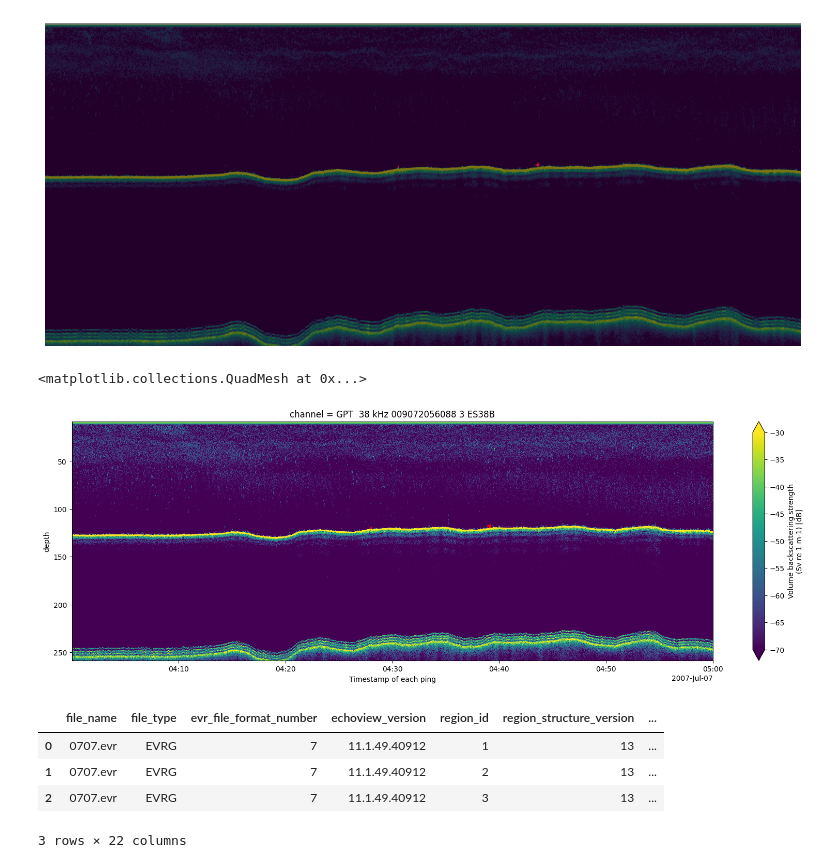
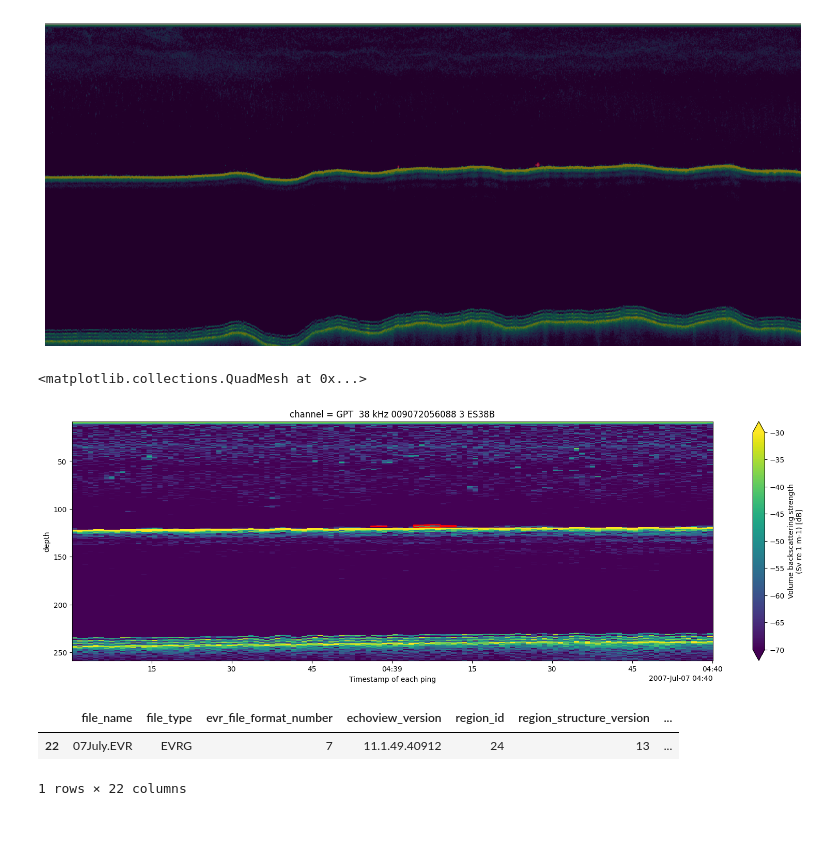
Before and after one commit to OceanStreamIO/echosounder-segmentation, a Jupyter notebook: EvaluatePredictOneSonarDs.ipynb, the cells around one changed output. Drawn from its saved outputs; the diff is of its cells as text; code cells hidden in the pictures; blank space fills up the shorter version.

```diff
--- a/EvaluatePredictOneSonarDs.ipynb
+++ b/EvaluatePredictOneSonarDs.ipynb
@@ -81,7 +81,7 @@ chunk_sizes = {
     'range_sample': 650      # Split into 2 chunks
 }
 
-def def load_zarr_lazy(zarr_path, chunk_sizes=chunk_sizes, ignore_vars = []):
+def load_zarr_lazy(zarr_path, chunk_sizes=chunk_sizes, ignore_vars = []):
     return xr.open_zarr(zarr_path, chunks=chunk_sizes, drop_variables = ignore_vars)
 
 def correct_echo_range(ds):
@@ -760,32 +783,41 @@ plt.show()
 # %% [output]
 [figure]
 # %%
+start_value = datetime.strptime("2007-07-07 04:38:00.000", "%Y-%m-%d %H:%M:%S.%f")
+end_value = datetime.strptime("2007-07-07 04:40:00.000", "%Y-%m-%d %H:%M:%S.%f")
+start_value = np.datetime64(start_value)
+end_value = np.datetime64(end_value)
+start_index = np.searchsorted(combined_dataset['ping_time'].values, start_value)
+end_index = np.searchsorted(combined_dataset['ping_time'].values, end_value)
+
 #evr_file = '/media/ubuntu/E/EVR_region_files/07July.EVR'
 #region_classes=["Def herring", "Prob herring", "Poss herring", "Surface herring", "Mackerel",
 #                                                   "Gadoids", "Norway pout", "unidentified fish"]
 evr_file = '/media/ubuntu/E/Test_ML/combined_predictions/0707.evr'
 region_classes = 'Fish'
 
 regions2d = er.read_evr(evr_file)
 regions_def = regions2d.select_region(region_class=region_classes)
 
 # Plotting the echogram data and the school region
 plt.figure(figsize=(20, 6))
 for _, point in regions_def.iterrows():
     plt.plot(point["time"], point["depth"], fillstyle='full', markersize=50, color="red")
 
 combined_dataset.Sv.isel(channel=1, ping_time=slice(start_index, end_index)).T.plot(y="depth", yincrease=False, vmin=-70, vmax=-30, cmap="viridis")
 # %% [output]
 <matplotlib.collections.QuadMesh at 0x...>
-[figure, old version]
+[figure, new version]
 # %%
-evr_file = '/media/ubuntu/E/Test_ML/combined_predictions/0707.evr'
+#evr_file = '/media/ubuntu/E/Test_ML/combined_predictions/0707.evr'
+evr_file = '/media/ubuntu/E/EVR_region_files/07July.EVR'
 regions2d = er.read_evr(evr_file)
-predicted_def = regions2d.select_region(region_class=['Fish'])
+region_classes=["Def herring", "Prob herring", "Poss herring", "Surface herring", "Mackerel",
+                                                   "Gadoids", "Norway pout", "unidentified fish"]
+orig_def = regions2d.select_region(region_class=region_classes)
+orig_def[(orig_def.region_bbox_left > start_value) & (orig_def.region_bbox_right < end_value)]
 # %% [output]
 |  | file_name | file_type | evr_file_format_number | echoview_version | region_id | region_structure_version | ... |
-| 0 | 0707.evr | EVRG | 7 | 11.1.49.40912 | 1 | 13 | ... |
-| 1 | 0707.evr | EVRG | 7 | 11.1.49.40912 | 2 | 13 | ... |
-| 2 | 0707.evr | EVRG | 7 | 11.1.49.40912 | 3 | 13 | ... |
+| 22 | 07July.EVR | EVRG | 7 | 11.1.49.40912 | 24 | 13 | ... |
-3 rows × 22 columns
+1 rows × 22 columns
 # %%
```
Also changed, not shown: parts of 5 cells of this notebook.
